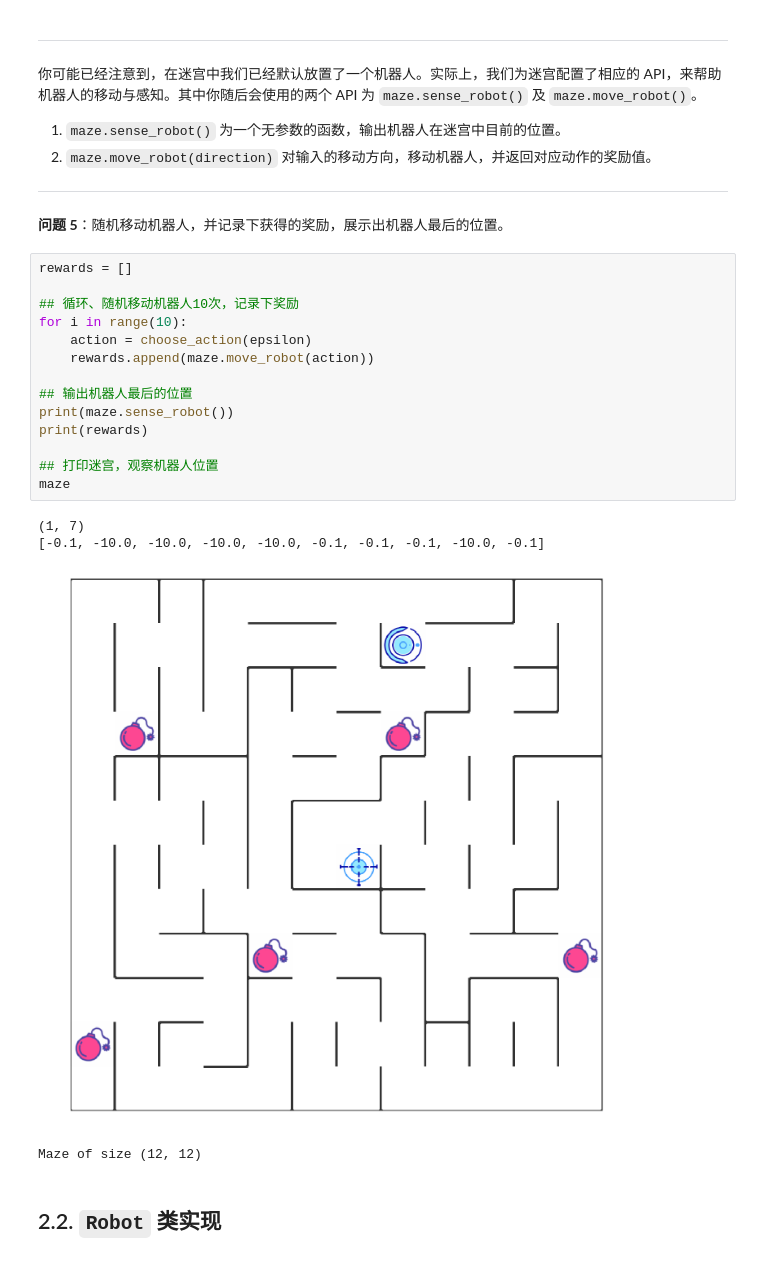
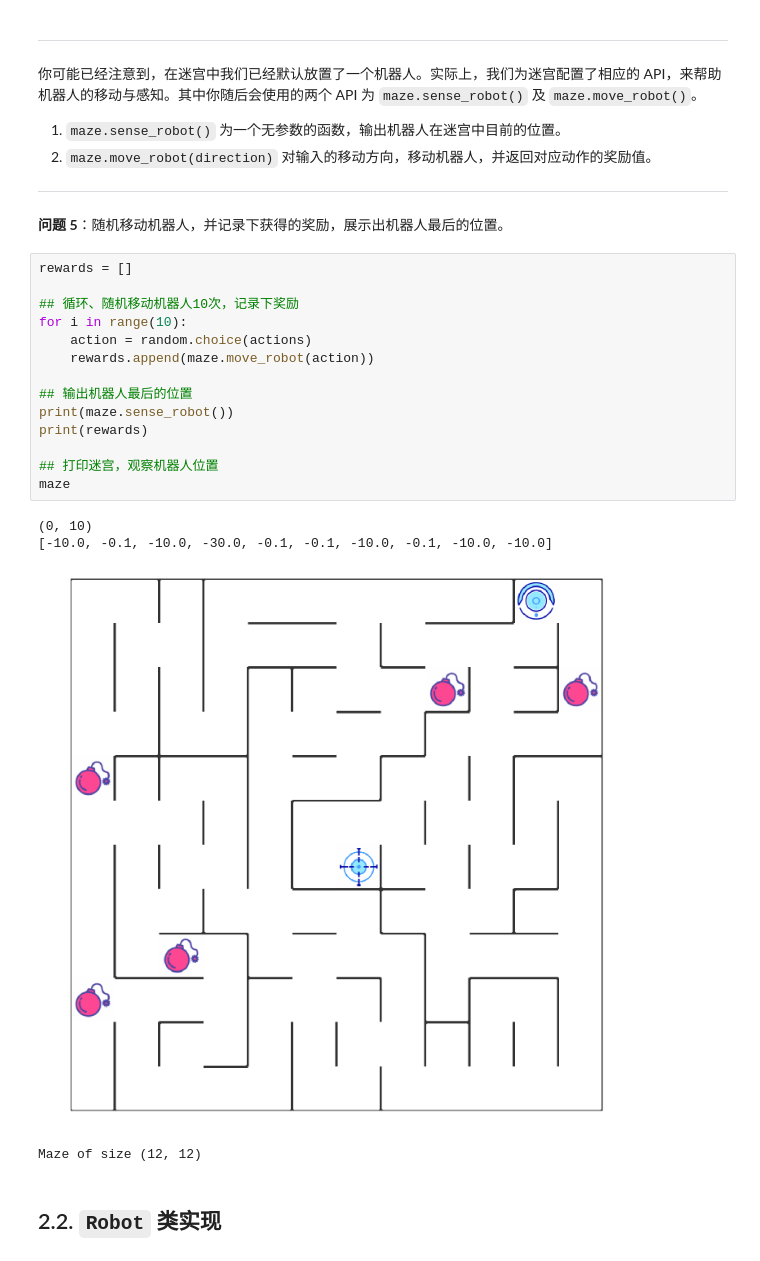
Before and after one commit to lssxfy123/PythonStudy, a Jupyter notebook: udacity_test/machine_learn/MLND_CN_P5_Reinforcement_Learning-master/robot_maze.ipynb, the cells around one changed output. Cells and saved outputs as stored; diff of their text form.

```diff
--- a/udacity_test/machine_learn/MLND_CN_P5_Reinforcement_Learning-master/robot_maze.ipynb
+++ b/udacity_test/machine_learn/MLND_CN_P5_Reinforcement_Learning-master/robot_maze.ipynb
@@ -173,21 +173,21 @@ Maze of size (12, 12)
 # %%
 rewards = []
 
 ## 循环、随机移动机器人10次，记录下奖励
 for i in range(10):
-    action = choose_action(epsilon)
+    action = random.choice(actions)
     rewards.append(maze.move_robot(action))
 
 ## 输出机器人最后的位置
 print(maze.sense_robot())
 print(rewards)
 
 ## 打印迷宫，观察机器人位置
 maze
 # %% [output]
-(1, 7)
-[-0.1, -10.0, -10.0, -10.0, -10.0, -0.1, -0.1, -0.1, -10.0, -0.1]
+(0, 10)
+[-10.0, -0.1, -10.0, -30.0, -0.1, -0.1, -10.0, -0.1, -10.0, -10.0]
-[figure, old version]
+[figure, new version]
 Maze of size (12, 12)
 # %% [markdown]
 ## 2.2. `Robot` 类实现
```
Also changed, not shown: parts of 12 cells of this notebook, 11 other files.
